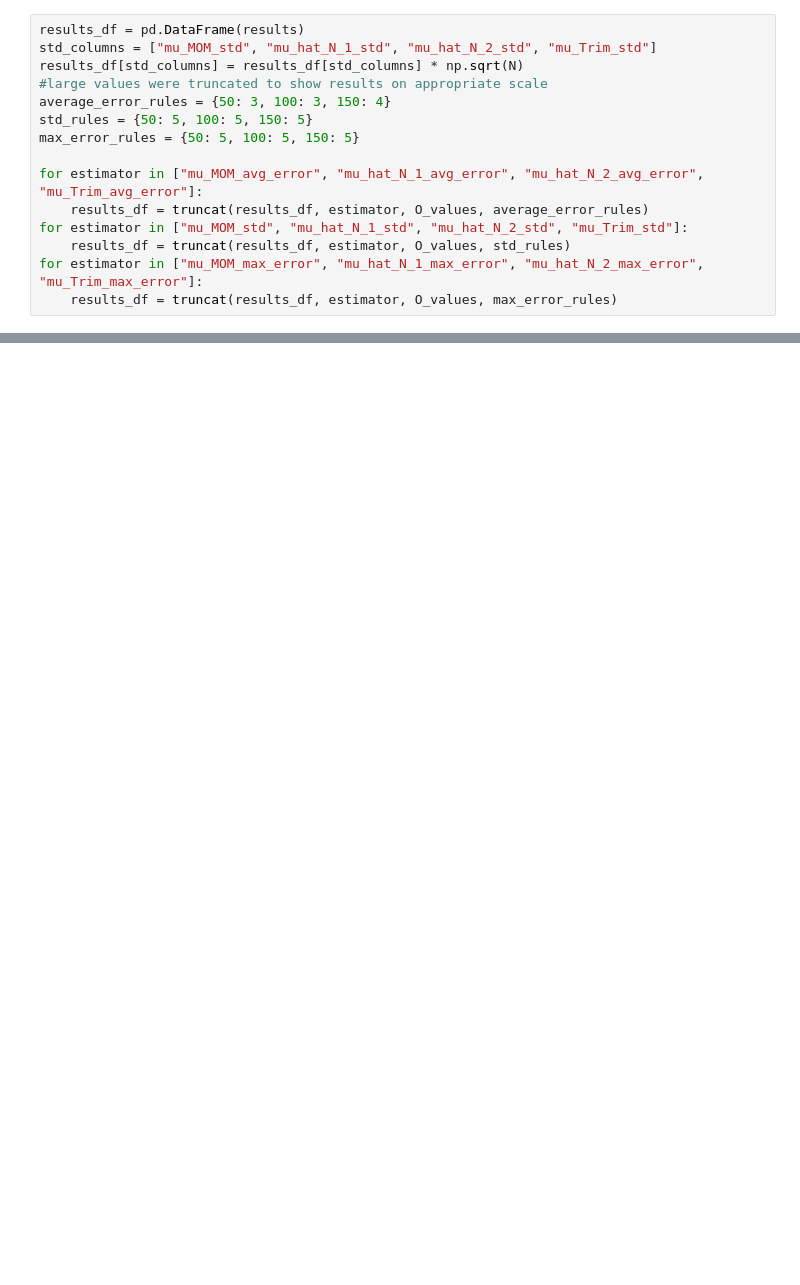
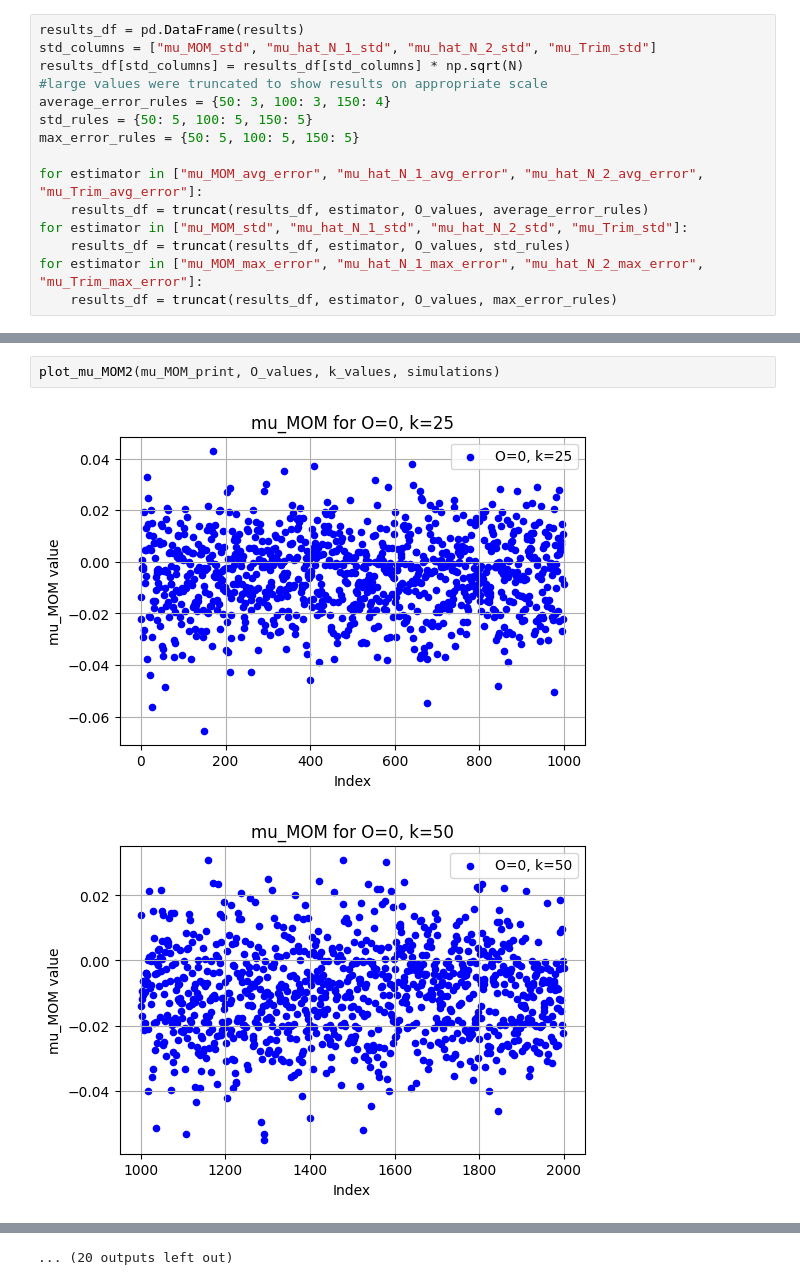
Before and after one commit to mingyuzhang2/Robust-and-efficient-mean-estimation, a Jupyter notebook: Duplication_of_simulations.ipynb, the cells around one changed output, grey strips where cells are left out. Cells and saved outputs as stored; diff of their text form; blank space fills up the shorter version.

```diff
--- a/Duplication_of_simulations.ipynb
+++ b/Duplication_of_simulations.ipynb
@@ -144,0 +205,5 @@ for estimator in ["mu_MOM_max_error", "mu_hat_N_1_max_error", "mu_hat_N_2_max_er
+# %%
+plot_mu_MOM2(mu_MOM_print, O_values, k_values, simulations)
+# %% [output]
+[figure, added]
+[figure, added]
@@ -145,3 +220,4 @@ for estimator in ["mu_MOM_max_error", "mu_hat_N_1_max_error", "mu_hat_N_2_max_er
+... (20 outputs left out)
 # %%
 plots(results_df, O_values, "avg_error", estimators, "Avg Error")
 # %% [output]
```
Also changed, not shown: parts of 7 cells of this notebook.
